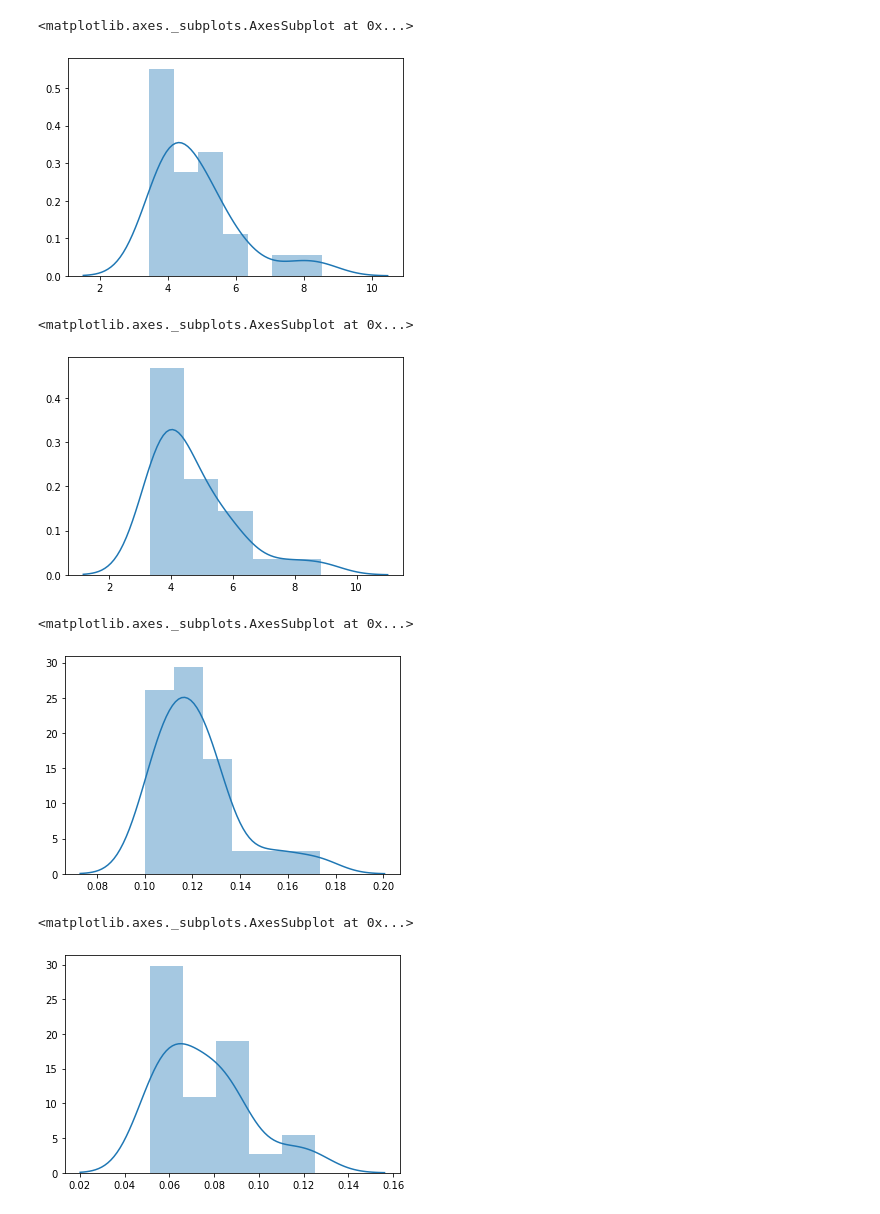
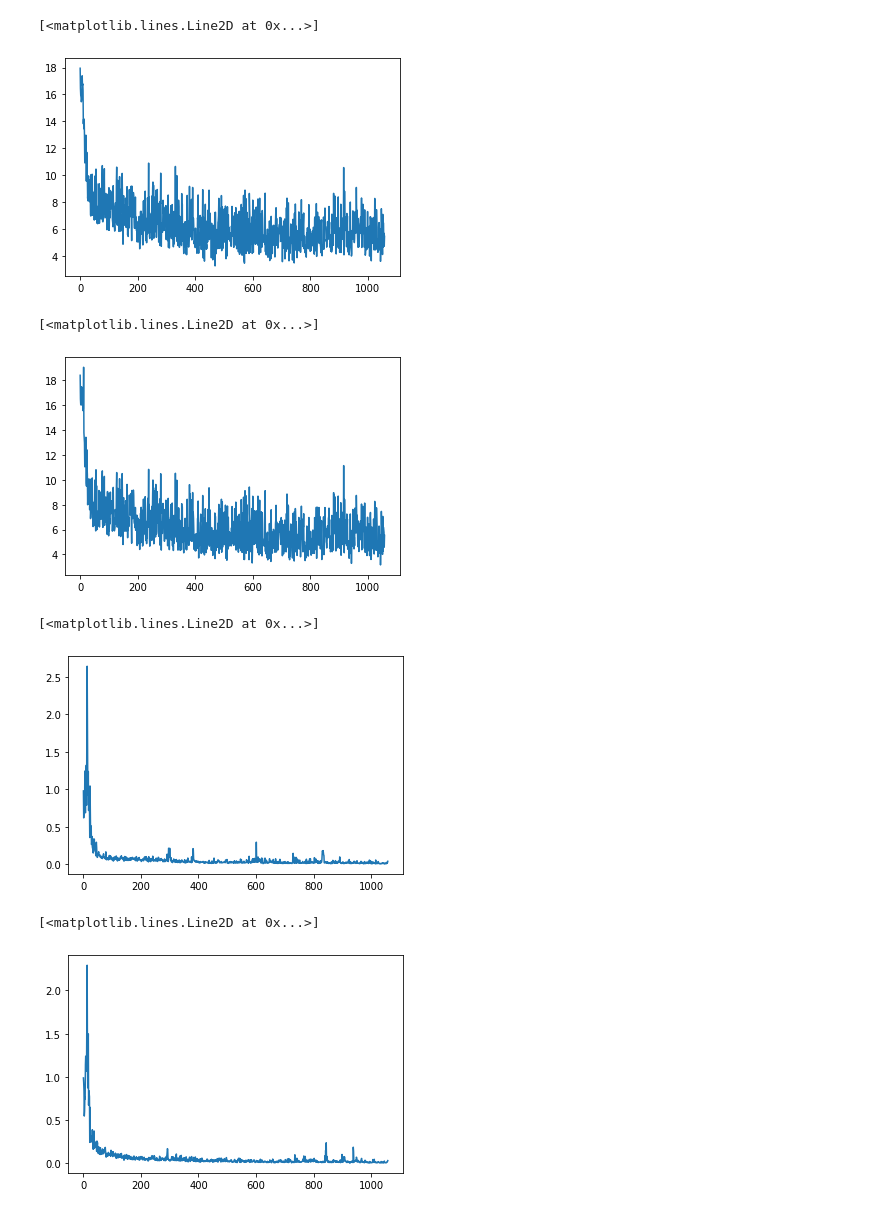
Before and after one commit to attm/tensorflow_cycle_gan_icon_generator, a Jupyter notebook: src/visualization/train_logs.ipynb, the cells around one changed output. Cells and saved outputs as stored; diff of their text form; code cells hidden in the pictures.

```diff
--- a/src/visualization/train_logs.ipynb
+++ b/src/visualization/train_logs.ipynb
@@ -13,22 +14,22 @@ LOGS_FOLDER = pjoin(cwd, "logs")
 logs = load_train_logs(LOGS_FOLDER)
 gen_AtoB_losses, gen_BtoA_losses, dis_A_losses, dis_B_losses = logs
 # %%
-sns.distplot(gen_AtoB_losses, label="gen_AtoB_loss")
+plt.plot(gen_AtoB_losses, label="gen_AtoB_loss")
 # %% [output]
-<matplotlib.axes._subplots.AxesSubplot at 0x...>
+[<matplotlib.lines.Line2D at 0x...>]
-[figure, old version]
+[figure, new version]
 # %%
-sns.distplot(gen_BtoA_losses, label="gen_BtoA_loss")
+plt.plot(gen_BtoA_losses, label="gen_BtoA_loss")
 # %% [output]
-<matplotlib.axes._subplots.AxesSubplot at 0x...>
+[<matplotlib.lines.Line2D at 0x...>]
-[figure, old version]
+[figure, new version]
 # %%
-sns.distplot(dis_A_losses, label="dis_A_losses")
+plt.plot(dis_A_losses, label="dis_A_losses")
 # %% [output]
-<matplotlib.axes._subplots.AxesSubplot at 0x...>
+[<matplotlib.lines.Line2D at 0x...>]
-[figure, old version]
+[figure, new version]
 # %%
-sns.distplot(dis_B_losses, label="dis_B_losses")
+plt.plot(dis_B_losses, label="dis_B_losses")
 # %% [output]
-<matplotlib.axes._subplots.AxesSubplot at 0x...>
+[<matplotlib.lines.Line2D at 0x...>]
-[figure, old version]
+[figure, new version]
```
Also changed, not shown: parts of 1 cell of this notebook, 5 other files.
